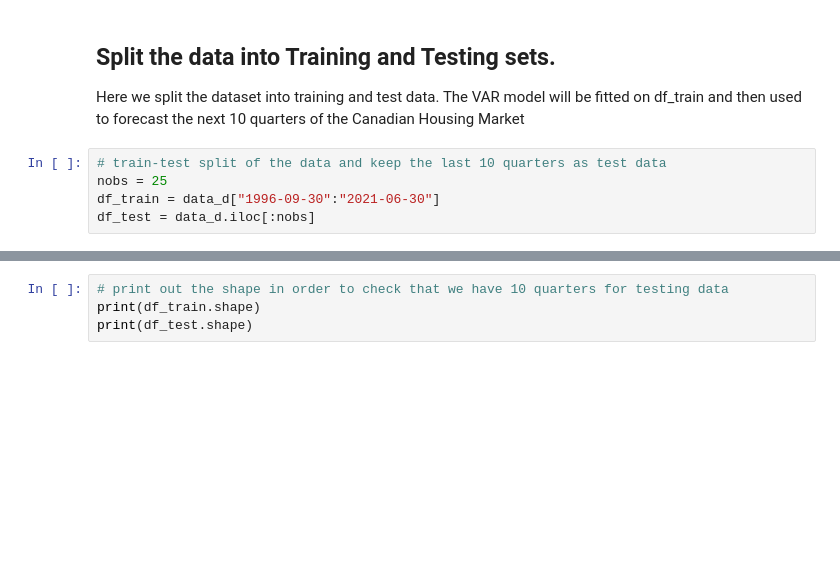
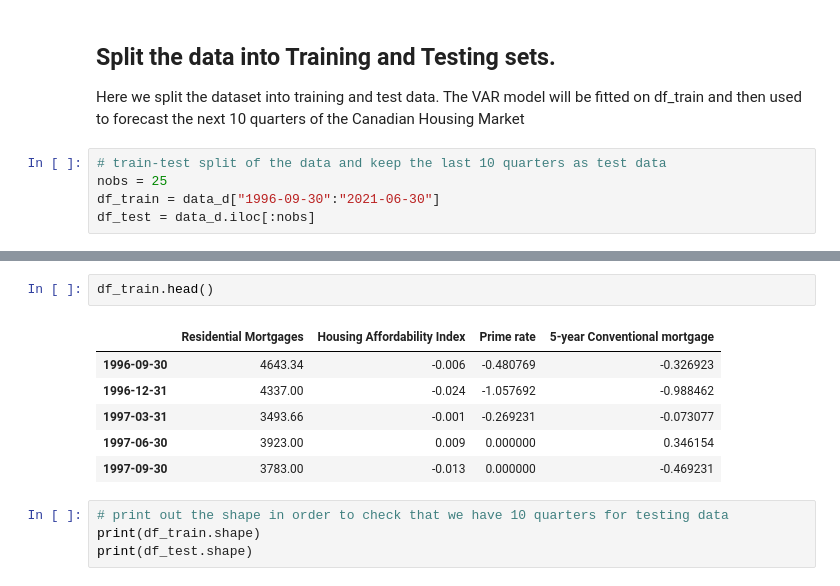
Before and after one commit to benjaminweymouth/Housing-Market-Forecasting-Time-Series-Analysis, a Jupyter notebook: Python Code/Qualitative_Multivariate Time Series.ipynb, the cells around one changed output, grey strips where cells are left out. Drawn from its saved outputs; the diff is of its cells as text; blank space fills up the shorter version.

```diff
--- a/Python Code/Qualitative_Multivariate Time Series.ipynb
+++ b/Python Code/Qualitative_Multivariate Time Series.ipynb
@@ -710,3 +783,12 @@ df_test = data_d.iloc[:nobs]
+# %%
+df_train.head()
+# %% [output]
+|  | Residential Mortgages | Housing Affordability Index | Prime rate | 5-year Conventional mortgage |
+| 1996-09-30 | 4643.34 | -0.006 | -0.480769 | -0.326923 |
+| 1996-12-31 | 4337.00 | -0.024 | -1.057692 | -0.988462 |
+| 1997-03-31 | 3493.66 | -0.001 | -0.269231 | -0.073077 |
+| 1997-06-30 | 3923.00 | 0.009 | 0.000000 | 0.346154 |
+| 1997-09-30 | 3783.00 | -0.013 | 0.000000 | -0.469231 |
 # %%
 # print out the shape in order to check that we have 10 quarters for testing data
 print(df_train.shape)
```
Also changed, not shown: parts of 10 cells of this notebook, 1 other file.
